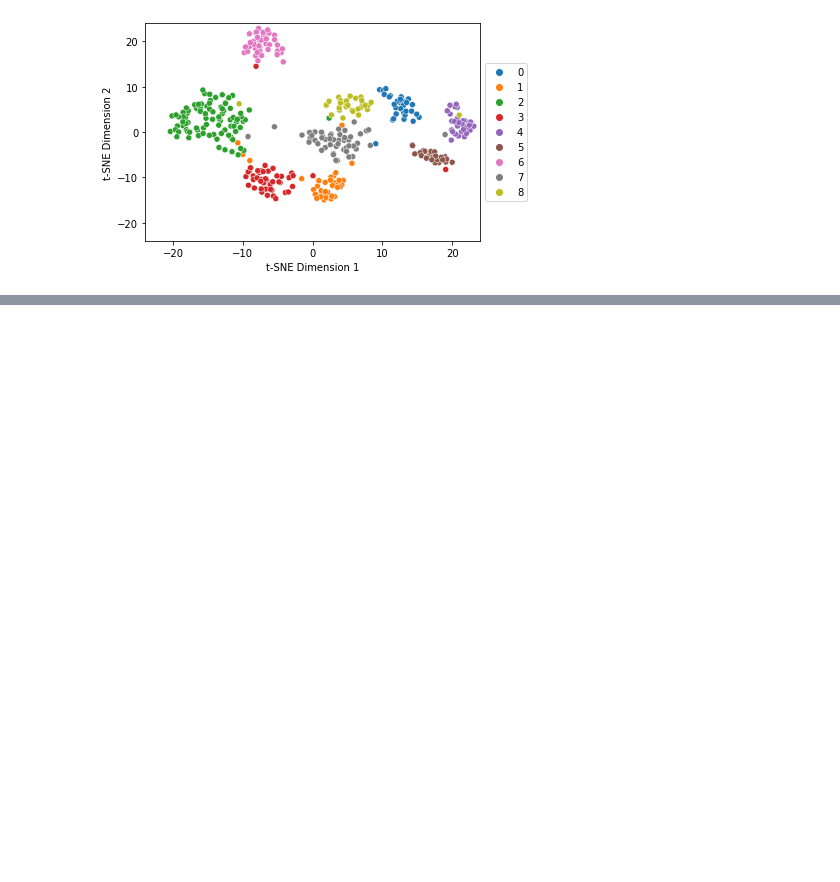
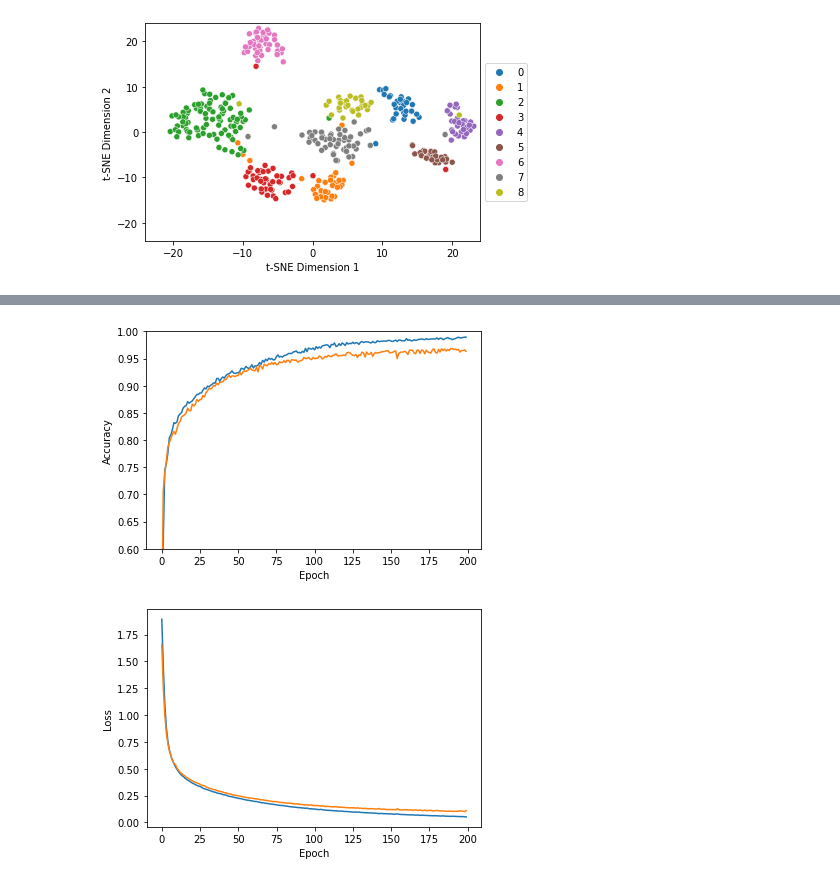
Before and after one commit to NikolaiHerrmann/audio-classifier, a Jupyter notebook: classifier.ipynb, the cells around one changed output, grey strips where cells are left out. Cells and saved outputs as stored; diff of their text form; code cells hidden in the pictures; blank space fills up the shorter version.

```diff
--- a/classifier.ipynb
+++ b/classifier.ipynb
@@ -348,0 +393,23 @@ F1-Score 0.9756840978901437
+# %%
+REC_LEN_DIGITS = 50
+
+X_train_digits_uni = uniform_scaling(X_train_digits, REC_LEN_DIGITS)
+X_test_digits_uni = uniform_scaling(X_test_digits, REC_LEN_DIGITS)
+
+X_train_digits_cnn = np.array(X_train_digits_uni)
+y_train_digits_cnn = np.array(y_train_digits)
+X_test_digits_cnn = np.array(X_test_digits_uni)
+y_test_digits_cnn = np.array(y_test_digits)
+
+input_shape_digits = (REC_LEN_DIGITS, 12)
+# %%
+history_digits, cnn_model_digits = train_cnn_model(input_shape_digits,
+                                                   X_train_digits_cnn,
+                                                   y_train_digits_cnn,
+                                                   X_test_digits_cnn,
+                                                   y_test_digits_cnn)
+# %%
+plot_cnn_training(history_digits)
+# %% [output]
+[figure, added]
+[figure, added]
```
Also changed, not shown: parts of 19 cells of this notebook.
